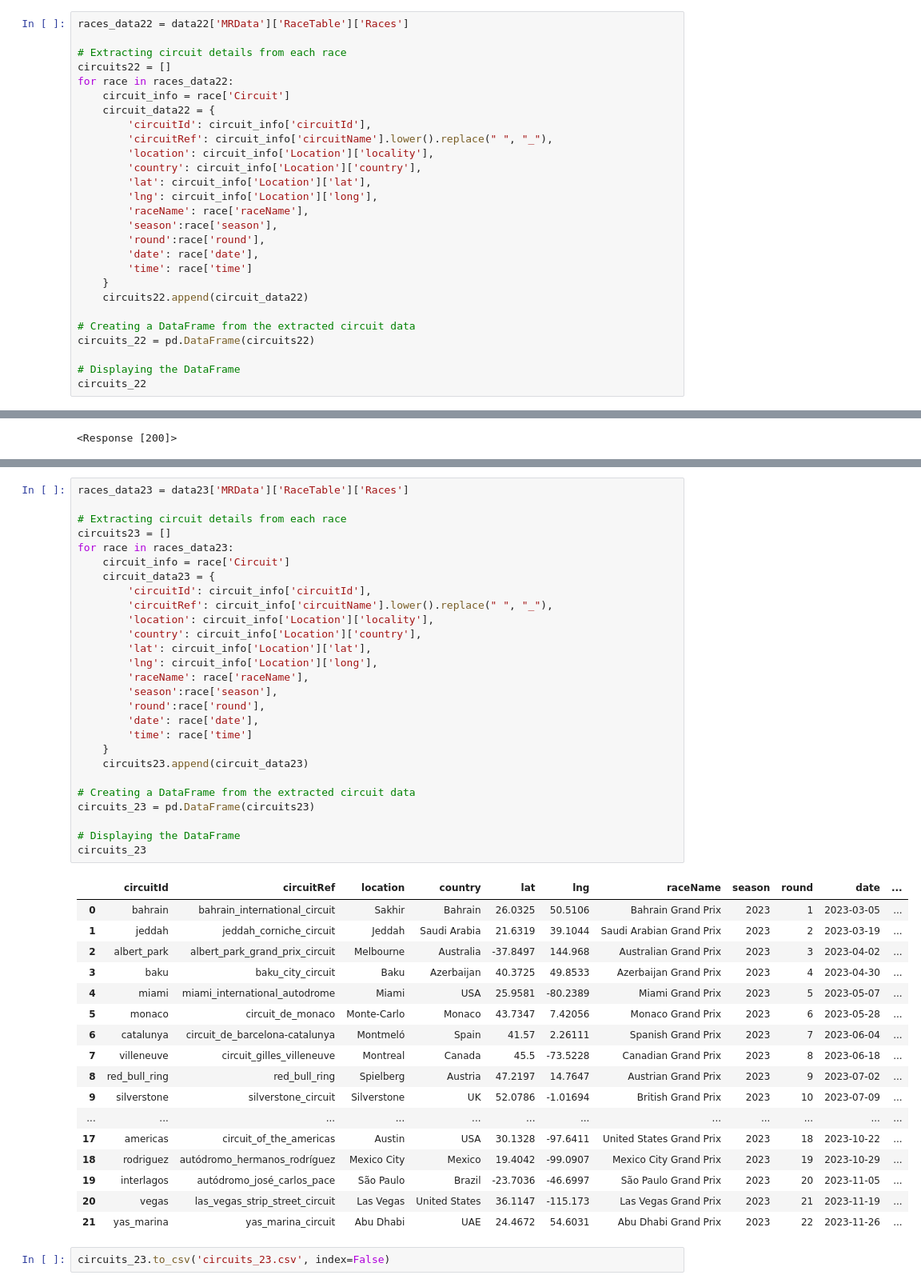
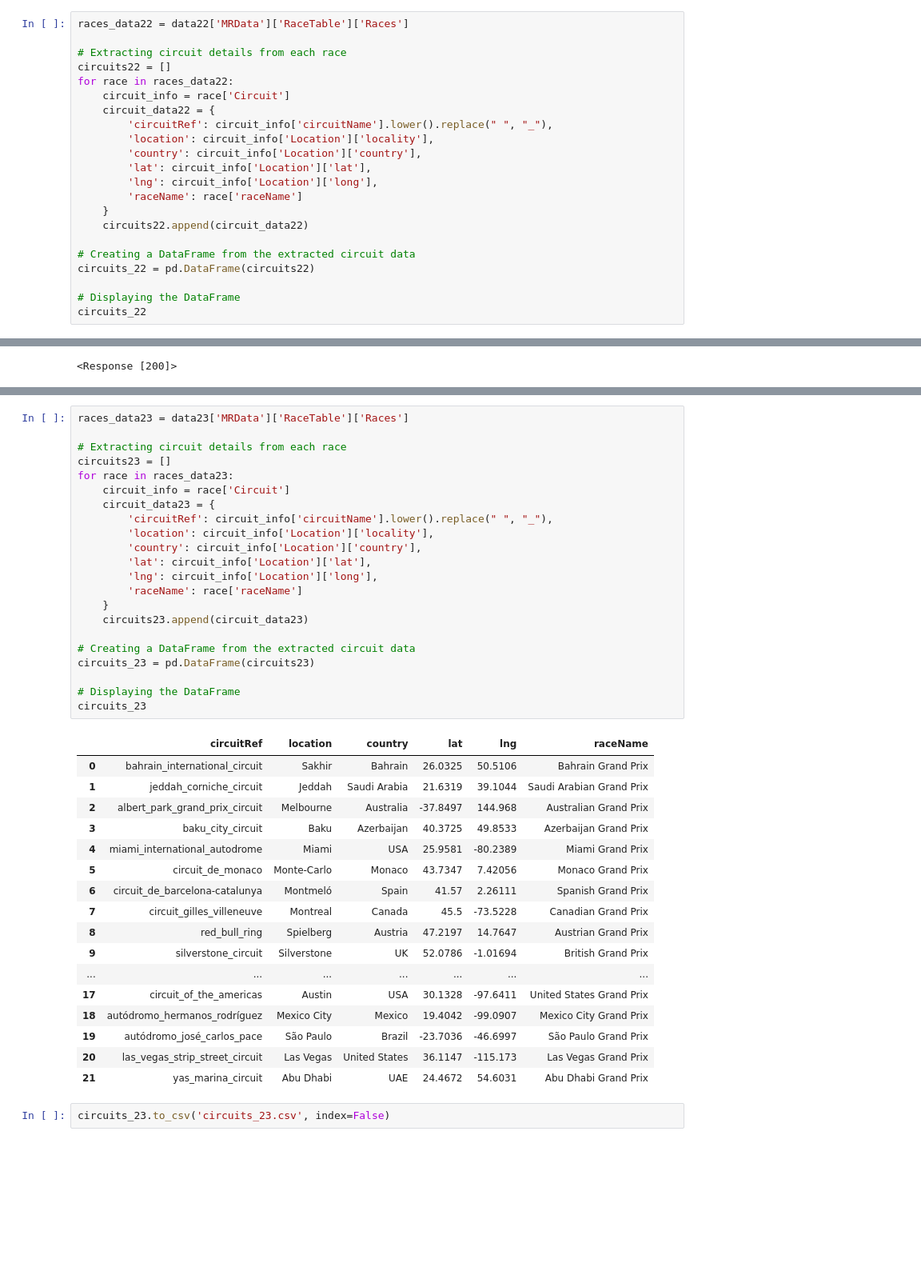
Before and after one commit to nat13lla/Capstone, a Jupyter notebook: datacollection/Circuit_data.ipynb, the cells around one changed output, grey strips where cells are left out. Shown at 80% size. Saved outputs shown, nothing was run; the diff lists cells and outputs as text; blank space fills up the shorter version.

```diff
--- a/datacollection/Circuit_data.ipynb
+++ b/datacollection/Circuit_data.ipynb
@@ -50,17 +50,12 @@ circuits22 = []
 for race in races_data22:
     circuit_info = race['Circuit']
     circuit_data22 = {
-        'circuitId': circuit_info['circuitId'],
         'circuitRef': circuit_info['circuitName'].lower().replace(" ", "_"),
         'location': circuit_info['Location']['locality'],
         'country': circuit_info['Location']['country'],
         'lat': circuit_info['Location']['lat'],
         'lng': circuit_info['Location']['long'],
-        'raceName': race['raceName'],
-        'season':race['season'],
-        'round':race['round'],
-        'date': race['date'],
-        'time': race['time']
+        'raceName': race['raceName']
     }
     circuits22.append(circuit_data22)
 
@@ -127,48 +122,43 @@ pprint(data23)
 # %%
 races_data23 = data23['MRData']['RaceTable']['Races']
 
 # Extracting circuit details from each race
 circuits23 = []
 for race in races_data23:
     circuit_info = race['Circuit']
     circuit_data23 = {
-        'circuitId': circuit_info['circuitId'],
         'circuitRef': circuit_info['circuitName'].lower().replace(" ", "_"),
         'location': circuit_info['Location']['locality'],
         'country': circuit_info['Location']['country'],
         'lat': circuit_info['Location']['lat'],
         'lng': circuit_info['Location']['long'],
-        'raceName': race['raceName'],
-        'season':race['season'],
-        'round':race['round'],
-        'date': race['date'],
-        'time': race['time']
+        'raceName': race['raceName']
     }
     circuits23.append(circuit_data23)
 
 # Creating a DataFrame from the extracted circuit data
 circuits_23 = pd.DataFrame(circuits23)
 
 # Displaying the DataFrame
 circuits_23
 # %% [output]
-|  | circuitId | circuitRef | location | country | lat | lng | raceName | season | round | date | ... |
-| 0 | bahrain | bahrain_international_circuit | Sakhir | Bahrain | 26.0325 | 50.5106 | Bahrain Grand Prix | 2023 | 1 | 2023-03-05 | ... |
-| 1 | jeddah | jeddah_corniche_circuit | Jeddah | Saudi Arabia | 21.6319 | 39.1044 | Saudi Arabian Grand Prix | 2023 | 2 | 2023-03-19 | ... |
-| 2 | albert_park | albert_park_grand_prix_circuit | Melbourne | Australia | -37.8497 | 144.968 | Australian Grand Prix | 2023 | 3 | 2023-04-02 | ... |
-| 3 | baku | baku_city_circuit | Baku | Azerbaijan | 40.3725 | 49.8533 | Azerbaijan Grand Prix | 2023 | 4 | 2023-04-30 | ... |
-| 4 | miami | miami_international_autodrome | Miami | USA | 25.9581 | -80.2389 | Miami Grand Prix | 2023 | 5 | 2023-05-07 | ... |
-| 5 | monaco | circuit_de_monaco | Monte-Carlo | Monaco | 43.7347 | 7.42056 | Monaco Grand Prix | 2023 | 6 | 2023-05-28 | ... |
-| 6 | catalunya | circuit_de_barcelona-catalunya | Montmeló | Spain | 41.57 | 2.26111 | Spanish Grand Prix | 2023 | 7 | 2023-06-04 | ... |
-| 7 | villeneuve | circuit_gilles_villeneuve | Montreal | Canada | 45.5 | -73.5228 | Canadian Grand Prix | 2023 | 8 | 2023-06-18 | ... |
-| 8 | red_bull_ring | red_bull_ring | Spielberg | Austria | 47.2197 | 14.7647 | Austrian Grand Prix | 2023 | 9 | 2023-07-02 | ... |
-| 9 | silverstone | silverstone_circuit | Silverstone | UK | 52.0786 | -1.01694 | British Grand Prix | 2023 | 10 | 2023-07-09 | ... |
-| ... | ... | ... | ... | ... | ... | ... | ... | ... | ... | ... | ... |
-| 17 | americas | circuit_of_the_americas | Austin | USA | 30.1328 | -97.6411 | United States Grand Prix | 2023 | 18 | 2023-10-22 | ... |
-| 18 | rodriguez | autódromo_hermanos_rodríguez | Mexico City | Mexico | 19.4042 | -99.0907 | Mexico City Grand Prix | 2023 | 19 | 2023-10-29 | ... |
-| 19 | interlagos | autódromo_josé_carlos_pace | São Paulo | Brazil | -23.7036 | -46.6997 | São Paulo Grand Prix | 2023 | 20 | 2023-11-05 | ... |
-| 20 | vegas | las_vegas_strip_street_circuit | Las Vegas | United States | 36.1147 | -115.173 | Las Vegas Grand Prix | 2023 | 21 | 2023-11-19 | ... |
-| 21 | yas_marina | yas_marina_circuit | Abu Dhabi | UAE | 24.4672 | 54.6031 | Abu Dhabi Grand Prix | 2023 | 22 | 2023-11-26 | ... |
+|  | circuitRef | location | country | lat | lng | raceName |
+| 0 | bahrain_international_circuit | Sakhir | Bahrain | 26.0325 | 50.5106 | Bahrain Grand Prix |
+| 1 | jeddah_corniche_circuit | Jeddah | Saudi Arabia | 21.6319 | 39.1044 | Saudi Arabian Grand Prix |
+| 2 | albert_park_grand_prix_circuit | Melbourne | Australia | -37.8497 | 144.968 | Australian Grand Prix |
+| 3 | baku_city_circuit | Baku | Azerbaijan | 40.3725 | 49.8533 | Azerbaijan Grand Prix |
+| 4 | miami_international_autodrome | Miami | USA | 25.9581 | -80.2389 | Miami Grand Prix |
+| 5 | circuit_de_monaco | Monte-Carlo | Monaco | 43.7347 | 7.42056 | Monaco Grand Prix |
+| 6 | circuit_de_barcelona-catalunya | Montmeló | Spain | 41.57 | 2.26111 | Spanish Grand Prix |
+| 7 | circuit_gilles_villeneuve | Montreal | Canada | 45.5 | -73.5228 | Canadian Grand Prix |
+| 8 | red_bull_ring | Spielberg | Austria | 47.2197 | 14.7647 | Austrian Grand Prix |
+| 9 | silverstone_circuit | Silverstone | UK | 52.0786 | -1.01694 | British Grand Prix |
+| ... | ... | ... | ... | ... | ... | ... |
+| 17 | circuit_of_the_americas | Austin | USA | 30.1328 | -97.6411 | United States Grand Prix |
+| 18 | autódromo_hermanos_rodríguez | Mexico City | Mexico | 19.4042 | -99.0907 | Mexico City Grand Prix |
+| 19 | autódromo_josé_carlos_pace | São Paulo | Brazil | -23.7036 | -46.6997 | São Paulo Grand Prix |
+| 20 | las_vegas_strip_street_circuit | Las Vegas | United States | 36.1147 | -115.173 | Las Vegas Grand Prix |
+| 21 | yas_marina_circuit | Abu Dhabi | UAE | 24.4672 | 54.6031 | Abu Dhabi Grand Prix |
 # %%
 circuits_23.to_csv('circuits_23.csv', index=False)
 # %% [markdown]
```
Also changed, not shown: parts of 7 cells of this notebook.
